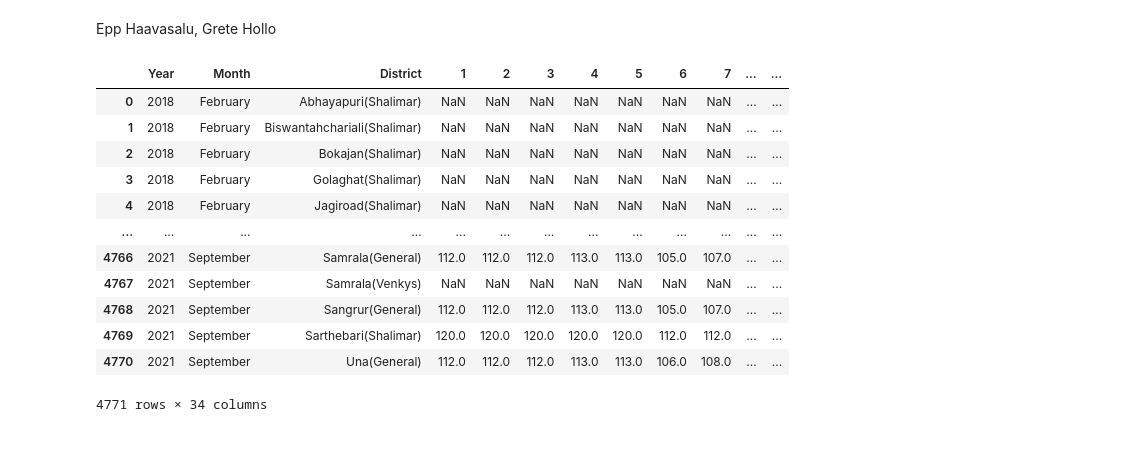
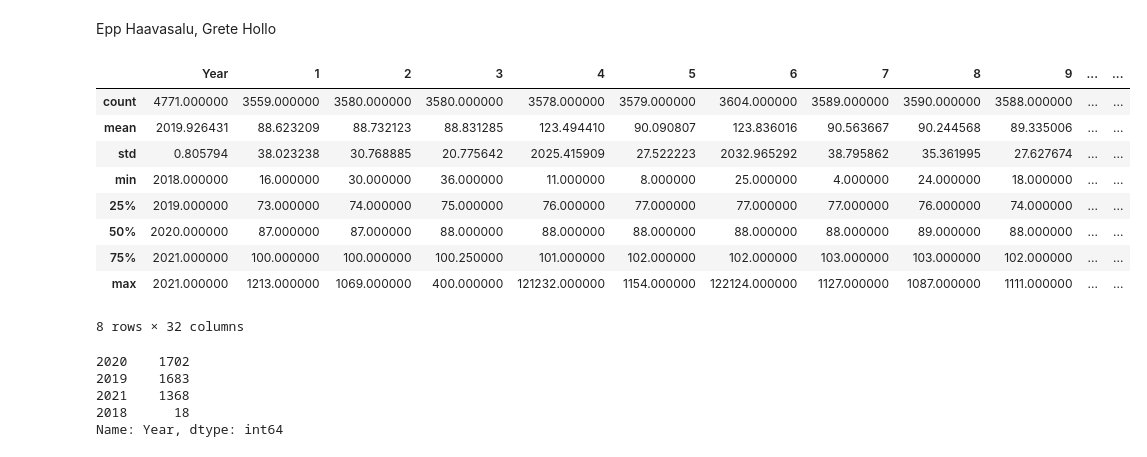
Before and after one commit to greteh/IDS2021-Project-B5, a Jupyter notebook: DATASCIENCE PROJECT.ipynb, the cells around one changed output. Saved outputs shown, nothing was run; the diff lists cells and outputs as text; code cells hidden in the pictures.

```diff
--- a/DATASCIENCE PROJECT.ipynb
+++ b/DATASCIENCE PROJECT.ipynb
@@ -10,18 +10,26 @@ prices_df = pd.read_csv('chicken_prices_india.csv', sep=',')
 prices = prices_df.values
 # %%
 df = pd.DataFrame(prices_df)
-df
+
+df["District"] = df["District"].str.split("(", expand=True )
-# %% [output]
-|  | Year | Month | District | 1 | 2 | 3 | 4 | 5 | 6 | 7 | ... | ... |
-| 0 | 2018 | February | Abhayapuri(Shalimar) | NaN | NaN | NaN | NaN | NaN | NaN | NaN | ... | ... |
-| 1 | 2018 | February | Biswantahchariali(Shalimar) | NaN | NaN | NaN | NaN | NaN | NaN | NaN | ... | ... |
-| 2 | 2018 | February | Bokajan(Shalimar) | NaN | NaN | NaN | NaN | NaN | NaN | NaN | ... | ... |
-| 3 | 2018 | February | Golaghat(Shalimar) | NaN | NaN | NaN | NaN | NaN | NaN | NaN | ... | ... |
-| 4 | 2018 | February | Jagiroad(Shalimar) | NaN | NaN | NaN | NaN | NaN | NaN | NaN | ... | ... |
-| ... | ... | ... | ... | ... | ... | ... | ... | ... | ... | ... | ... | ... |
-| 4766 | 2021 | September | Samrala(General) | 112.0 | 112.0 | 112.0 | 113.0 | 113.0 | 105.0 | 107.0 | ... | ... |
-| 4767 | 2021 | September | Samrala(Venkys) | NaN | NaN | NaN | NaN | NaN | NaN | NaN | ... | ... |
-| 4768 | 2021 | September | Sangrur(General) | 112.0 | 112.0 | 112.0 | 113.0 | 113.0 | 105.0 | 107.0 | ... | ... |
-| 4769 | 2021 | September | Sarthebari(Shalimar) | 120.0 | 120.0 | 120.0 | 120.0 | 120.0 | 112.0 | 112.0 | ... | ... |
-| 4770 | 2021 | September | Una(General) | 112.0 | 112.0 | 112.0 | 113.0 | 113.0 | 106.0 | 108.0 | ... | ... |
-4771 rows × 34 columns
+# %%
+df.describe()
+# %% [output]
+|  | Year | 1 | 2 | 3 | 4 | 5 | 6 | 7 | 8 | 9 | ... | ... |
+| count | 4771.000000 | 3559.000000 | 3580.000000 | 3580.000000 | 3578.000000 | 3579.000000 | 3604.000000 | 3589.000000 | 3590.000000 | 3588.000000 | ... | ... |
+| mean | 2019.926431 | 88.623209 | 88.732123 | 88.831285 | 123.494410 | 90.090807 | 123.836016 | 90.563667 | 90.244568 | 89.335006 | ... | ... |
+| std | 0.805794 | 38.023238 | 30.768885 | 20.775642 | 2025.415909 | 27.522223 | 2032.965292 | 38.795862 | 35.361995 | 27.627674 | ... | ... |
+| min | 2018.000000 | 16.000000 | 30.000000 | 36.000000 | 11.000000 | 8.000000 | 25.000000 | 4.000000 | 24.000000 | 18.000000 | ... | ... |
+| 25% | 2019.000000 | 73.000000 | 74.000000 | 75.000000 | 76.000000 | 77.000000 | 77.000000 | 77.000000 | 76.000000 | 74.000000 | ... | ... |
+| 50% | 2020.000000 | 87.000000 | 87.000000 | 88.000000 | 88.000000 | 88.000000 | 88.000000 | 88.000000 | 89.000000 | 88.000000 | ... | ... |
+| 75% | 2021.000000 | 100.000000 | 100.000000 | 100.250000 | 101.000000 | 102.000000 | 102.000000 | 103.000000 | 103.000000 | 102.000000 | ... | ... |
+| max | 2021.000000 | 1213.000000 | 1069.000000 | 400.000000 | 121232.000000 | 1154.000000 | 122124.000000 | 1127.000000 | 1087.000000 | 1111.000000 | ... | ... |
+8 rows × 32 columns
+# %%
+df["Year"].value_counts()
+# %% [output]
+2020    1702
+2019    1683
+2021    1368
+2018      18
+Name: Year, dtype: int64
```
Also changed, not shown: parts of 4 cells of this notebook.
